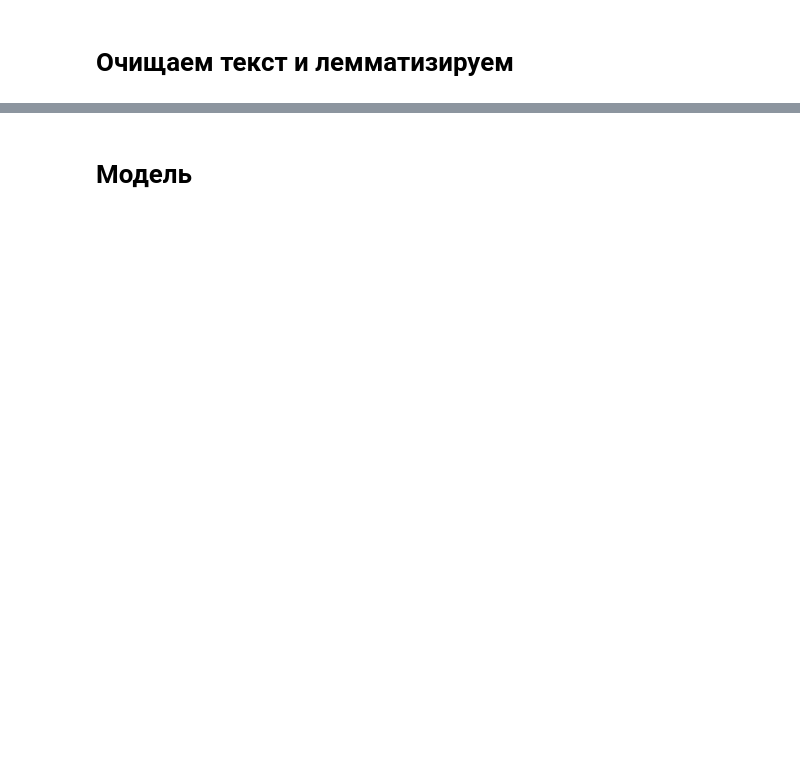
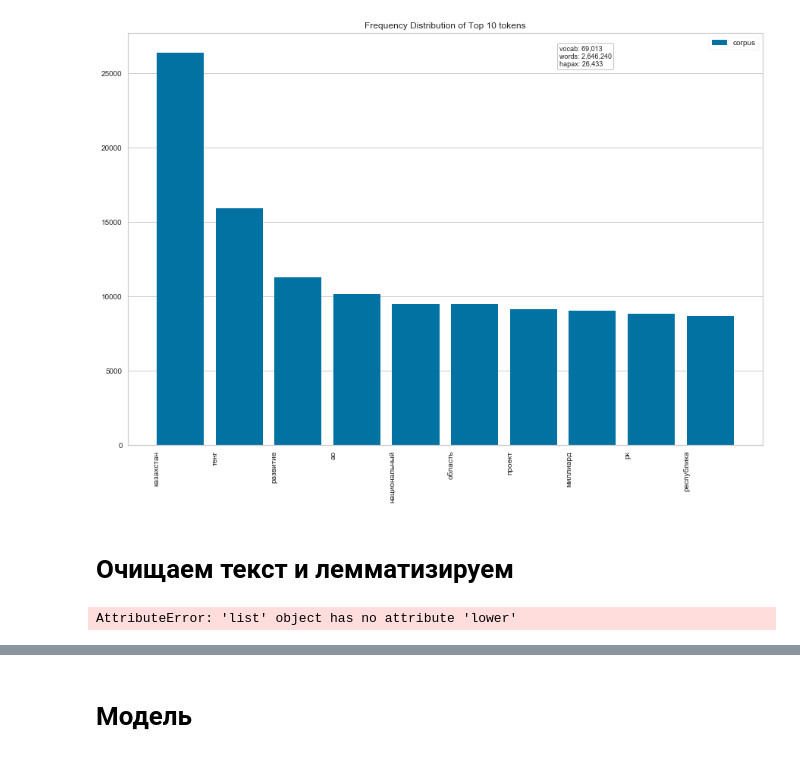
Before and after one commit to sureepoup/Sentiment_analysis_of_news_articles, a Jupyter notebook: Data_sentiment.ipynb, the cells around one changed output, grey strips where cells are left out. Cells and saved outputs as stored; diff of their text form; code cells hidden in the pictures; blank space fills up the shorter version.

```diff
--- a/Data_sentiment.ipynb
+++ b/Data_sentiment.ipynb
@@ -23,3 +75,16 @@ test_data = pd.read_json('test.json',encoding = 'UTF-8')
+# %%
+# убираем стоп-слова, чтобы визуализировать
+train_vis = train['text'].apply(pr.clean_text)
+train_vis = train['text'].apply(pr.stop_words_remove)
+# %%
+vectorizer = CountVectorizer()
+docs = vectorizer.fit_transform(train_vis)
+features = vectorizer.get_feature_names()
+visualizer = FreqDistVisualizer(features=features, n= 10, orient = 'v', size=(1080, 720))
+visualizer.fit(docs)
+visualizer.poof()
+# %% [output]
+[figure, added]
 # %% [markdown]
 # Очищаем текст и лемматизируем
 # %%
@@ -28,5 +93,15 @@ train['text'] = train['text'].apply(pr.clean_text)
 test_data['text'] = test_data['text'].apply(pr.clean_text)
 train['lemmas'] = train['text'].apply(pr.lemmatization)
 test_data['lemmas'] = test_data['text'].apply(pr.lemmatization)
+# %%
+
+vectorizer = CountVectorizer()
+docs = vectorizer.fit_transform(train['lemmas'])
+features = vectorizer.get_feature_names()
+visualizer = FreqDistVisualizer(features=features, n= 10, orient = 'v', size=(1080, 720))
+visualizer.fit(docs)
+visualizer.poof()
+# %% [output]
+AttributeError: 'list' object has no attribute 'lower'
 # %%
 train.head()
```
Also changed, not shown: parts of 24 cells of this notebook, 2 other files.
